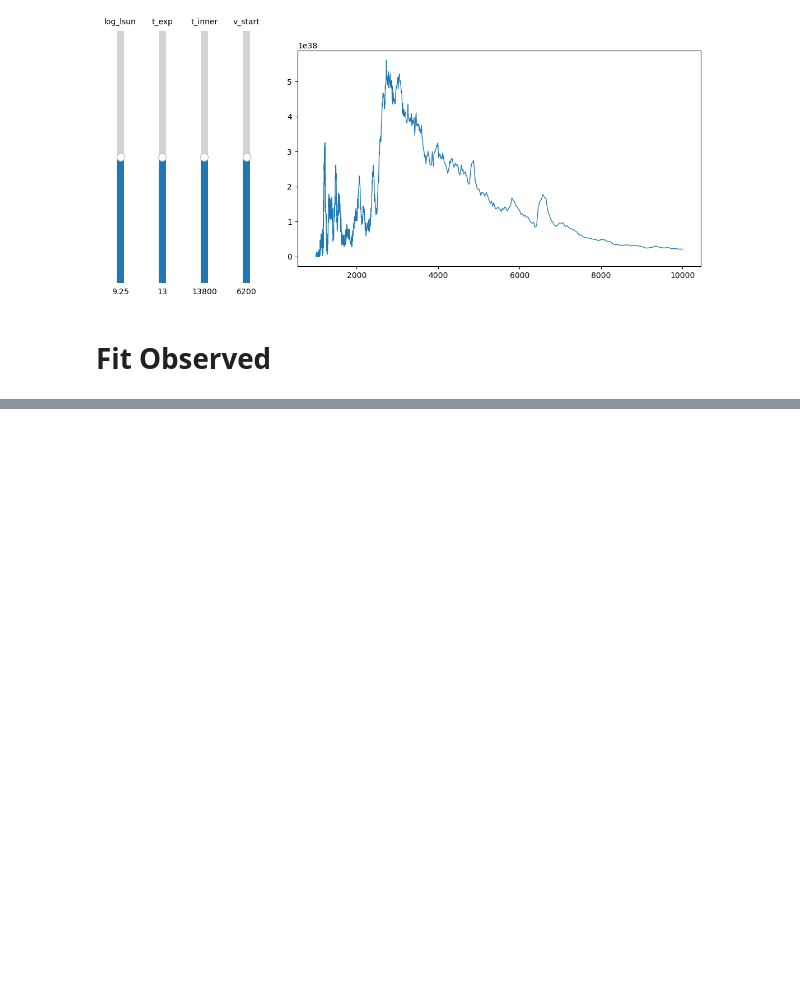
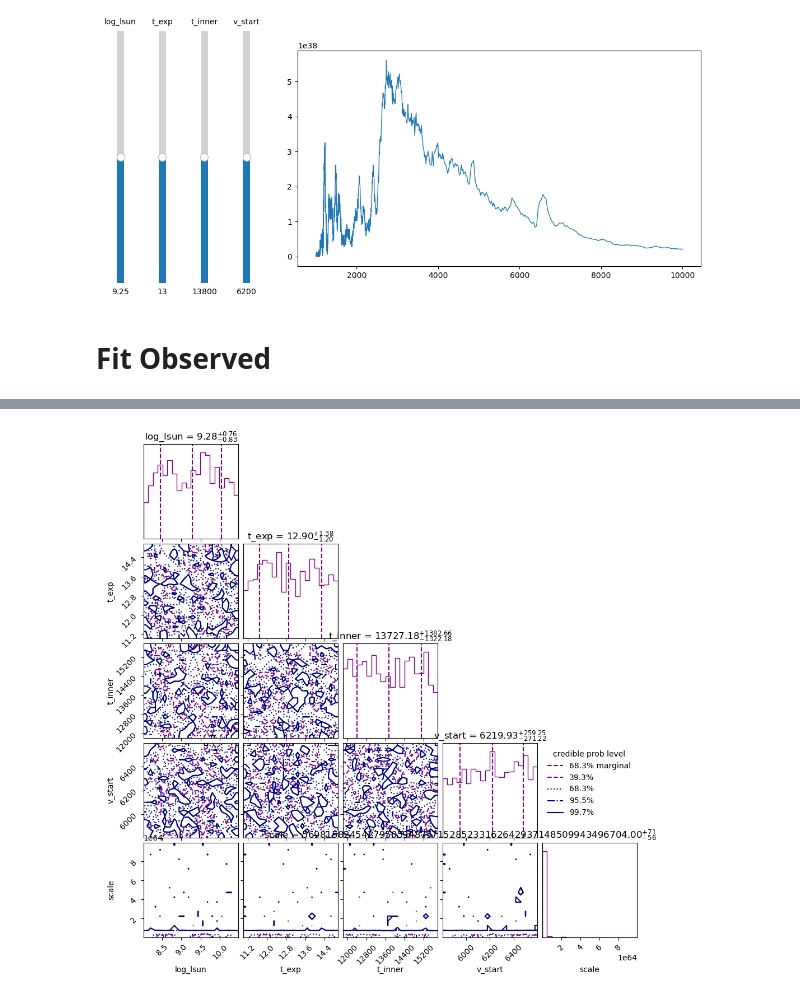
Before and after one commit to MichaelLukaszyk/iip-emulator, a Jupyter notebook: interpolator/interp.ipynb, the cells around one changed output, grey strips where cells are left out. Cells and saved outputs as stored; diff of their text form; code cells hidden in the pictures; blank space fills up the shorter version.

```diff
--- a/interpolator/interp.ipynb
+++ b/interpolator/interp.ipynb
@@ -254,0 +281,39 @@ results = sorted(results, key=lambda x: x['mean_fe'])
+# %%
+# Add scale as sampling parameter
+sampler_names = param_names.copy() + ['scale']
+sampler_limits = limits.copy() + [(1.0*10**51, 1.0*10**53)]
+
+def uniform_prior(quantile, min, max):
+    return quantile * (max - min) + min
+def log_uniform_prior(quantile, min, max):
+    return 10**(quantile * (np.log10(max) - np.log10(min)) + np.log10(min))
+
+def prior_transform(cube):
+    params = cube.copy()
+    params[0] = uniform_prior(cube[0], *sampler_limits[0])
+    params[1] = uniform_prior(cube[1], *sampler_limits[1])
+    params[2] = uniform_prior(cube[2], *sampler_limits[2])
+    params[3] = uniform_prior(cube[3], *sampler_limits[3])
+    params[4] = log_uniform_prior(cube[4], *sampler_limits[4])
+    return params
+
+def likelihood(params):
+    scale = params[-1]
+    X_mod = pd.DataFrame([params[:-1]], columns=param_names)
+    #y_mod = model.predict(X_mod)[0]
+    y_mod = interp(list(X_mod.values))[0]
+    mask = ~(np.isnan(y_mod) | np.isnan(y_obs))
+    if not np.any(mask):
+        return -np.inf
+    else:
+        y1 = y_mod[mask]
+        y2 = y_obs[mask]*scale
+        y2err = y_obs_err[mask]*scale
+        like = -0.5 * (((y1 - y2)/y2err)**2).sum()
+        like = -0.5 * ((y1 - y2)**2).sum()
+        return like
+
+import ultranest
+sampler = ultranest.ReactiveNestedSampler(sampler_names, likelihood, prior_transform)
+result = sampler.run(frac_remain=0.5)
+sampler.print_results()
@@ -254,0 +329,6 @@ results = sorted(results, key=lambda x: x['mean_fe'])
+# %%
+from ultranest.plot import cornerplot
+fig = cornerplot(result)
+fig.set_size_inches(10, 10, forward=True)
+# %% [output]
+[figure, added]
```
Also changed, not shown: parts of 5 cells of this notebook, 12 other files.
